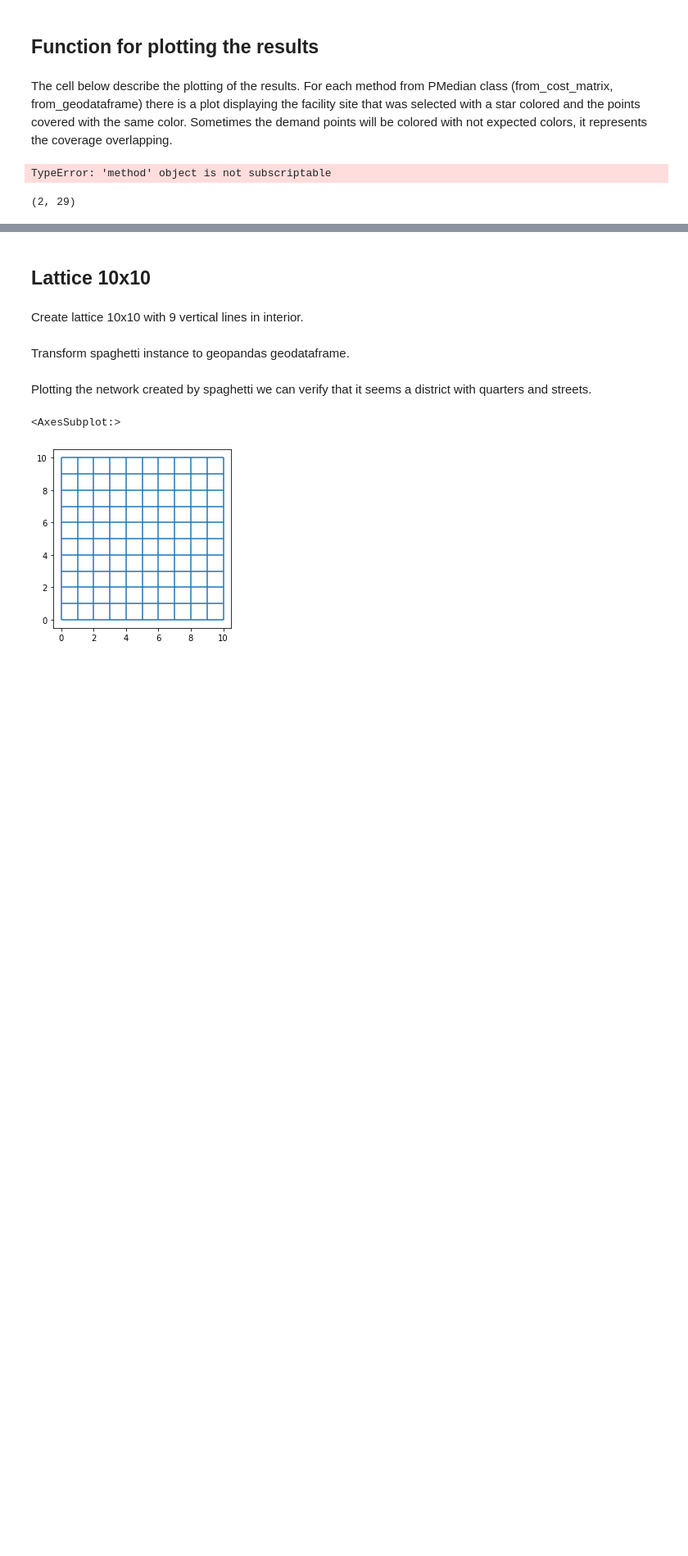
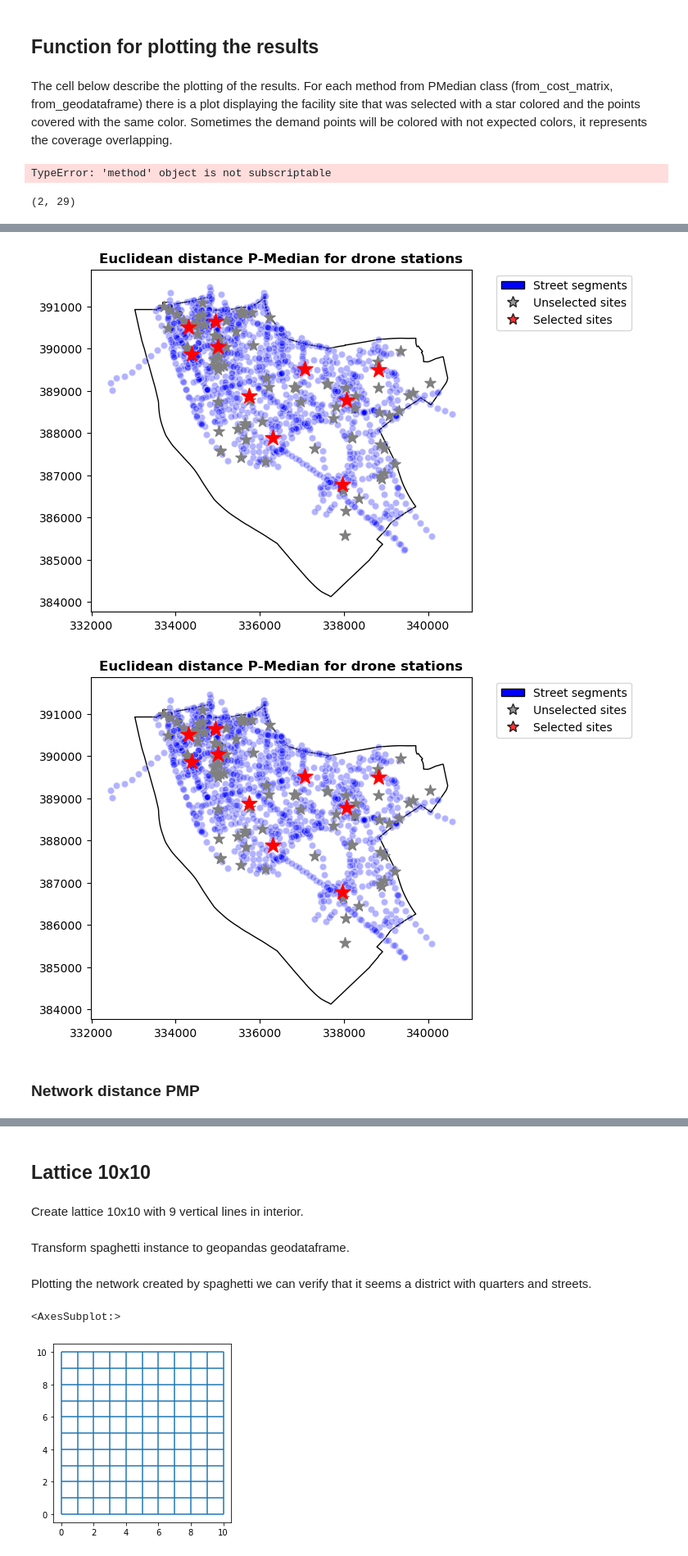
Before and after one commit to huanfachen/drone_station_pmp, a Jupyter notebook: p-median-drone.ipynb, the cells around one changed output, grey strips where cells are left out. Shown at 82% size. Cells and saved outputs as stored; diff of their text form; code cells hidden in the pictures; blank space fills up the shorter version.

```diff
--- a/p-median-drone.ipynb
+++ b/p-median-drone.ipynb
@@ -157,6 +81,6 @@ gdf_street_segments = gpd.read_file("nkde_crime_Liverpool_hub_four.geojson")
 # site data
 gdf_sites = gpd.read_file("Sites_Liverpool_hub_four.geojson")
 # %%
-# cost distance
-file_distance = "distance_matrix_demand_site_Euclidean.csv"
-cost_matrix = utilities.read_distance_matrix_as_np_array(file_distance)
+# Euclidean cost distance
+file_Euclidean_distance = "distance_matrix_demand_site_Euclidean.csv"
+Euclidean_cost_matrix = utilities.read_distance_matrix_as_np_array(file_Euclidean_distance)
@@ -176,3 +104,4 @@ FACILITY_SEED = 6
 
 # solver = pulp.PULP_CBC_CMD(msg=True) # see solvers available in pulp reference
 solver = pulp.getSolver('GLPK_CMD')
+solver = pulp.getSolver('GUROBI_CMD')
@@ -200,3 +112,5 @@ Name: density, Length: 1710, dtype: float64
 # %%
-pmedian_from_cost_matrix = PMedian.from_cost_matrix(cost_matrix, gdf_street_segments.density.to_list(), p_facilities=P_FACILITIES)
-pmedian_from_cost_matrix = pmedian_from_cost_matrix.solve(solver)
+# Euclidean distance pmp
+pmedian_Euclidean_distance = PMedian.from_cost_matrix(Euclidean_cost_matrix, gdf_street_segments.density.to_list(), p_facilities=P_FACILITIES)
+pmedian_Euclidean_distance = pmedian_Euclidean_distance.solve(solver)
+pmedian_Euclidean_distance.facility_client_array()
@@ -356,0 +251,9 @@ plot_results(pmedian_from_cost_matrix, facility_points=gdf_sites, demand_points=
+# %%
+# plot Euclidean distance result
+utilities.plot_pmp_results(pmedian_Euclidean_distance, facility_points=gdf_sites, demand_points=gdf_street_segments, boundary=gdf_liverpool_hub_four, plot_title='Euclidean distance P-Median for drone stations')
+plt.show()
+# %% [output]
+[figure, added]
+[figure, added]
+# %% [markdown]
+### Network distance PMP
```
Also changed, not shown: parts of 13 cells of this notebook, 6 other files.
